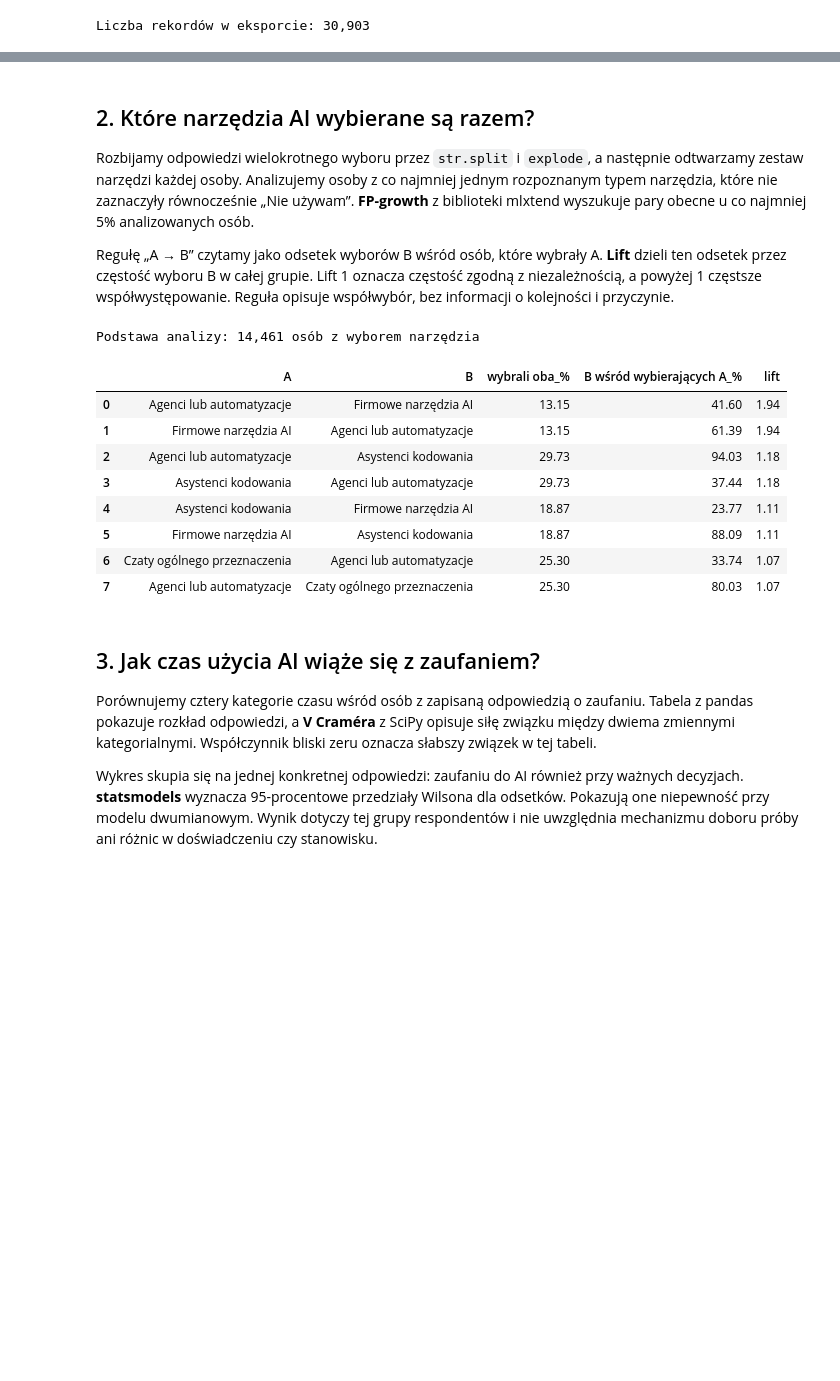
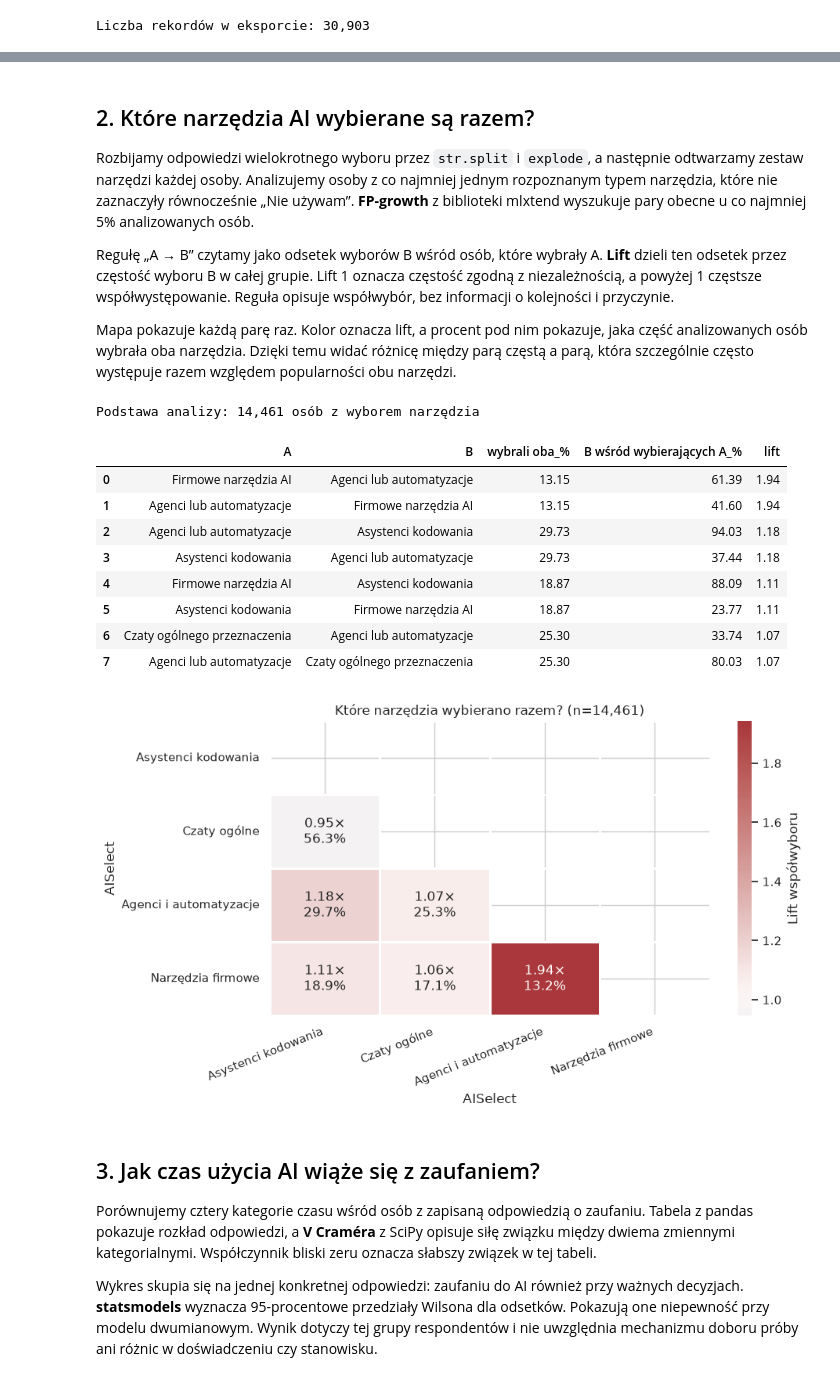
Before and after one commit to jlabuda191/AD_Python_Stack2026, a Jupyter notebook: notebooks/04_zaleznosci_ankieta_2026.ipynb, the cells around one changed output, grey strips where cells are left out. Cells and saved outputs as stored; diff of their text form; code cells hidden in the pictures; blank space fills up the shorter version.

```diff
--- a/notebooks/04_zaleznosci_ankieta_2026.ipynb
+++ b/notebooks/04_zaleznosci_ankieta_2026.ipynb
@@ -24,7 +24,9 @@ root = next(
 if root is None:
     raise RuntimeError("Uruchom notatnik z katalogu projektu lub notebooks/.")
 
-fields = ["Employment", "AISelect", "AIDaily", "AITrust"]
+task_numbers = range(1, 8)
+task_fields = [f"{prefix}_{i}" for prefix in ("AIImpact", "AISat") for i in task_numbers]
+fields = ["Employment", "AISelect", "AIDaily", "AITrust", "WorkExp", *task_fields]
 responses = pd.read_csv(
     root / "data/raw/survey_results_public.csv", usecols=fields,
     keep_default_na=False, na_values=["", "NA"],
@@ -64,40 +83,64 @@ display(coverage.round(1))
 Rozbijamy odpowiedzi wielokrotnego wyboru przez `str.split` i `explode`, a następnie odtwarzamy zestaw narzędzi każdej osoby. Analizujemy osoby z co najmniej jednym rozpoznanym typem narzędzia, które nie zaznaczyły równocześnie „Nie używam”. **FP-growth** z biblioteki mlxtend wyszukuje pary obecne u co najmniej 5% analizowanych osób.
 
 Regułę „A → B” czytamy jako odsetek wyborów B wśród osób, które wybrały A. **Lift** dzieli ten odsetek przez częstość wyboru B w całej grupie. Lift 1 oznacza częstość zgodną z niezależnością, a powyżej 1 częstsze współwystępowanie. Reguła opisuje współwybór, bez informacji o kolejności i przyczynie.
+
+Mapa pokazuje każdą parę raz. Kolor oznacza lift, a procent pod nim pokazuje, jaka część analizowanych osób wybrała oba narzędzia. Dzięki temu widać różnicę między parą częstą a parą, która szczególnie często występuje razem względem popularności obu narzędzi.
 # %%
 tool_names = {
     "AI coding assistants or coding agents": "Asystenci kodowania",
     "General-purpose AI chat tools": "Czaty ogólnego przeznaczenia",
     "AI agents or automated workflows": "Agenci lub automatyzacje",
     "Internal AI tools built by my company": "Firmowe narzędzia AI",
 }
 choices = responses["AISelect"].dropna().str.split(";").explode().str.strip()
 contradictory = choices.index[choices.eq("I don’t use AI tools")]
 tools = choices.loc[choices.isin(tool_names) & ~choices.index.isin(contradictory)]
 basket = pd.crosstab(tools.index, tools.map(tool_names)).gt(0)
 print(f"Podstawa analizy: {len(basket):,} osób z wyborem narzędzia")
 itemsets = fpgrowth(basket, min_support=0.05, use_colnames=True, max_len=2)
 rules = association_rules(itemsets, metric="lift", min_threshold=0)
 rules = rules.sort_values(["lift", "support"], ascending=False).head(8)
 rule_table = pd.DataFrame({
     "A": rules["antecedents"].map(lambda items: next(iter(items))),
     "B": rules["consequents"].map(lambda items: next(iter(items))),
     "wybrali oba_%": 100 * rules["support"],
     "B wśród wybierających A_%": 100 * rules["confidence"],
     "lift": rules["lift"],
 })
 display(rule_table.reset_index(drop=True).round(2))
+
+tool_order = list(tool_names.values())
+flags = basket.reindex(columns=tool_order, fill_value=False).astype(int)
+joint = flags.T @ flags / len(flags)
+tool_rates = flags.mean()
+expected = pd.DataFrame(np.outer(tool_rates, tool_rates), index=tool_order, columns=tool_order)
+lift = joint.div(expected.where(expected.gt(0)))
+annotations = [
+    [f"{lift.loc[a, b]:.2f}×" + chr(10) + f"{joint.loc[a, b]:.1%}" for b in tool_order]
+    for a in tool_order
+]
+
+fig, ax = plt.subplots(figsize=(9.5, 5.5))
+sns.heatmap(lift, mask=np.triu(np.ones(lift.shape, dtype=bool)), annot=annotations, fmt="",
+            cmap="vlag", center=1, linewidths=1, cbar_kws={"label": "Lift współwyboru"}, ax=ax)
+short_names = ["Asystenci kodowania", "Czaty ogólne", "Agenci i automatyzacje", "Narzędzia firmowe"]
+ax.set_xticklabels(short_names, rotation=22, ha="right")
+ax.set_yticklabels(short_names, rotation=0)
+ax.set_title(f"Które narzędzia wybierano razem? (n={len(flags):,})")
+plt.tight_layout()
+plt.show()
 # %% [output]
 Podstawa analizy: 14,461 osób z wyborem narzędzia
 |  | A | B | wybrali oba_% | B wśród wybierających A_% | lift |
-| 0 | Agenci lub automatyzacje | Firmowe narzędzia AI | 13.15 | 41.60 | 1.94 |
-| 1 | Firmowe narzędzia AI | Agenci lub automatyzacje | 13.15 | 61.39 | 1.94 |
+| 0 | Firmowe narzędzia AI | Agenci lub automatyzacje | 13.15 | 61.39 | 1.94 |
+| 1 | Agenci lub automatyzacje | Firmowe narzędzia AI | 13.15 | 41.60 | 1.94 |
 | 2 | Agenci lub automatyzacje | Asystenci kodowania | 29.73 | 94.03 | 1.18 |
 | 3 | Asystenci kodowania | Agenci lub automatyzacje | 29.73 | 37.44 | 1.18 |
-| 4 | Asystenci kodowania | Firmowe narzędzia AI | 18.87 | 23.77 | 1.11 |
-| 5 | Firmowe narzędzia AI | Asystenci kodowania | 18.87 | 88.09 | 1.11 |
+| 4 | Firmowe narzędzia AI | Asystenci kodowania | 18.87 | 88.09 | 1.11 |
+| 5 | Asystenci kodowania | Firmowe narzędzia AI | 18.87 | 23.77 | 1.11 |
 | 6 | Czaty ogólnego przeznaczenia | Agenci lub automatyzacje | 25.30 | 33.74 | 1.07 |
 | 7 | Agenci lub automatyzacje | Czaty ogólnego przeznaczenia | 25.30 | 80.03 | 1.07 |
+[figure, added]
 # %% [markdown]
 ## 3. Jak czas użycia AI wiąże się z zaufaniem?
 
```
Also changed, not shown: parts of 9 cells of this notebook.
